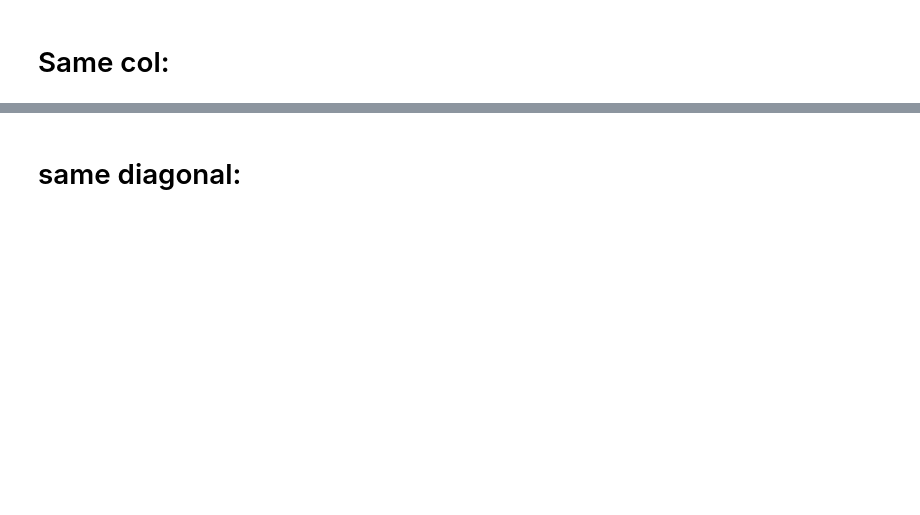
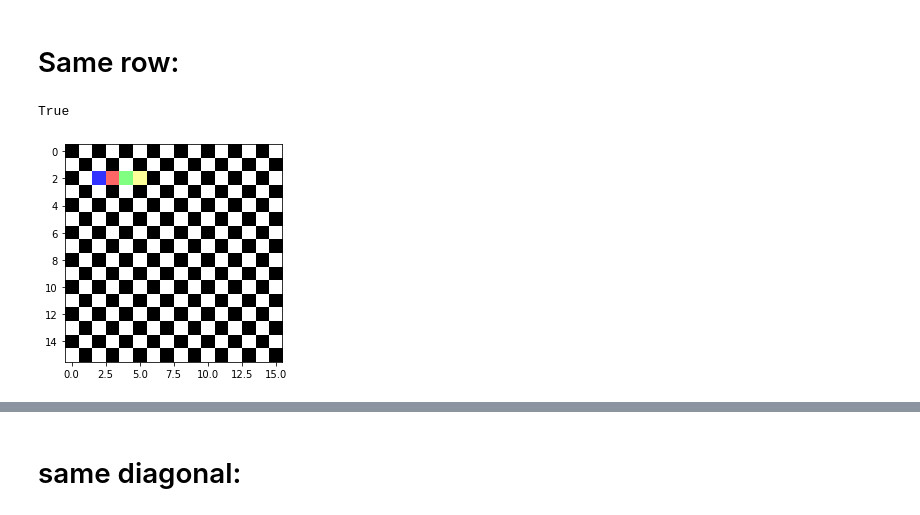
Before and after one commit to Talafhamohammad-cloud/chess-board, a Jupyter notebook: chess_board.ipynb, the cells around one changed output, grey strips where cells are left out. Cells and saved outputs as stored; diff of their text form; code cells hidden in the pictures; blank space fills up the shorter version.

```diff
--- a/chess_board.ipynb
+++ b/chess_board.ipynb
@@ -4,32 +4,53 @@ import numpy as np
 # %%
 class chessboard:
     def __init__(self):
-        self.grid = np.ones((8, 8, 3), np.float64)
+        self.grid = np.ones((16, 16, 4), np.float64)
         div = 1
-        for col in range(8):
-            for row in range(8):
+        for col in range(16):
+            for row in range(16):
                 div = 0 if div else 1
                 if row % 2 == div and col % 2 == div:
-                    self.grid[col][row] = np.array((0, 0, 0))
+                    self.grid[col][row] = np.array((0, 0, 0, 1))
     def add_blue(self, row, col):
-        self.grid[row][col] = (0, 0, 1)
+        self.grid[row][col] = (0, 0, 1, 0.8)
         self.q1 = [row, col]
 
     def add_red(self, row, col):
-        self.grid[row][col] = (1, 0, 0)
+        self.grid[row][col] = (1, 0, 0, 0.6)
         self.q2 = [row, col]
 
+    def add_green(self, row, col):
+        self.grid[row][col] = (0, 1, 0, 0.5)
+        self.q3 = [row, col]
+
+    def add_yellow(self, row, col):
+        self.grid[row][col] = (1, 1, 0, 0.4)
+        self.q4 = [row, col]
 
     def render(self):
         plt.imshow(self.grid)
 
     def is_under_attack(self):
 
-        if self.q1[0] ==self.q2[0] or self.q1[1]==self.q2[1]:
+        if (self.q1[0] == self.q2[0] or self.q1[1] == self.q2[1]) and (self.q3[0] == self.q4[0] or self.q3[1] == self.q4[1]):
             return True
-        if abs(self.q1[0]-self.q2[0]) ==abs(self.q1[1]-self.q2[1]):
+        if (abs(self.q1[0]-self.q2[0]) == abs(self.q1[1]-self.q2[1])) and (abs(self.q3[0]-self.q4[0]) == abs(self.q3[1]-self.q4[1])):
             return True
 
         return False
 # %% [markdown]
-# Same col:
+# Same row:
+# %%
+def same_row():
+ board = chessboard()
+ board.add_blue(2, 2)
+ board.add_red(2, 3)
+ board.add_green(2, 4)
+ board.add_yellow(2, 5)
+ assert board.is_under_attack() == True
+ print(board.is_under_attack())
+ board.render()
+same_row()
+# %% [output]
+True
+[figure, added]
```
Also changed, not shown: parts of 9 cells of this notebook.
